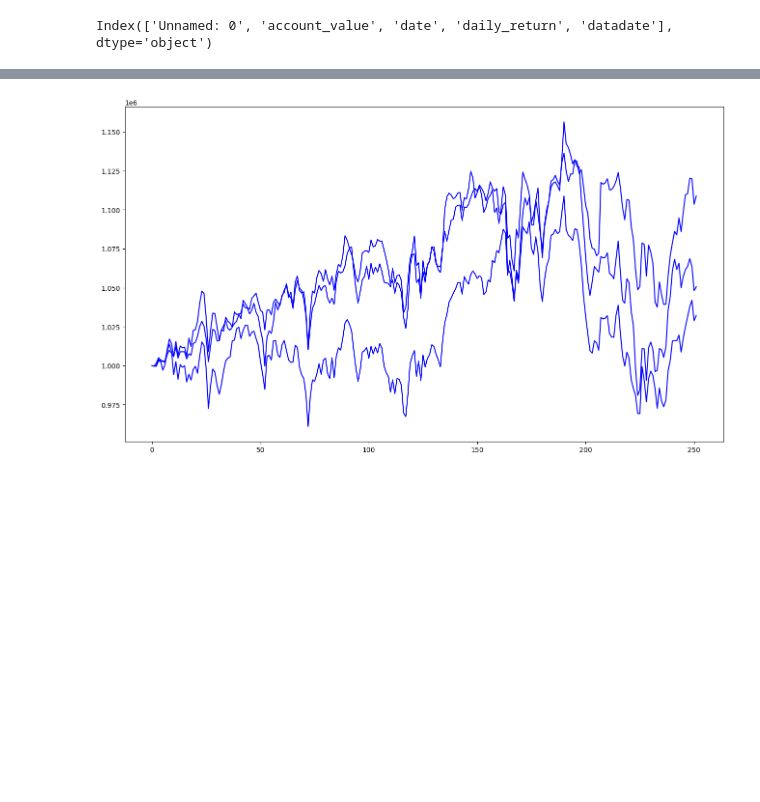
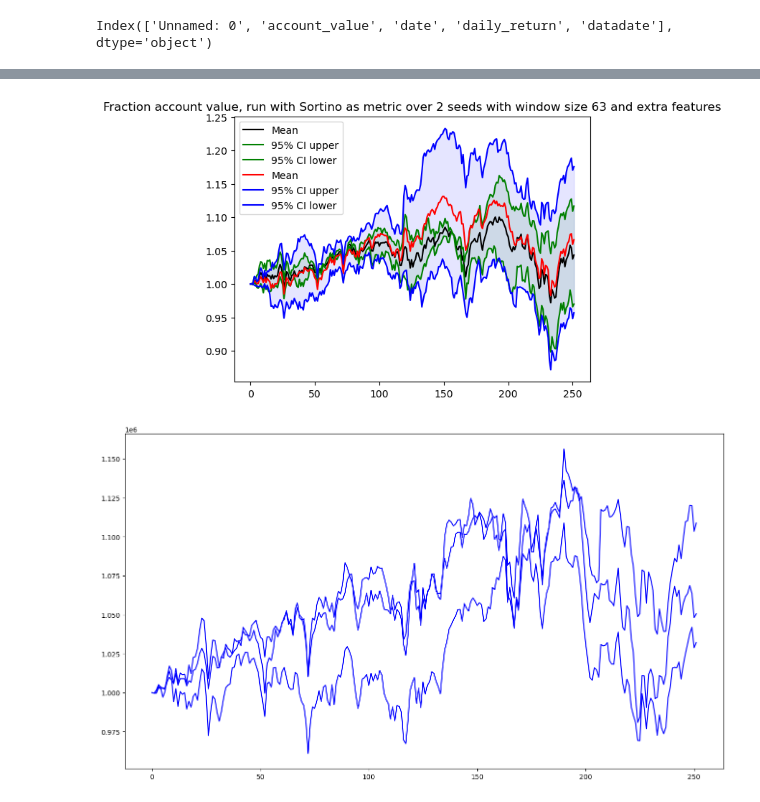
Before and after one commit to gursingh200/FinRL, a Jupyter notebook: tutorials/2-Advance/plot_saved_results.ipynb, the cells around one changed output, grey strips where cells are left out. Cells and saved outputs as stored; diff of their text form; code cells hidden in the pictures; blank space fills up the shorter version.

```diff
--- a/tutorials/2-Advance/plot_saved_results.ipynb
+++ b/tutorials/2-Advance/plot_saved_results.ipynb
@@ -205,19 +206,19 @@ Text(0.5, 1.0, 'Fraction account value, run with Sharpe as metric over 3 seeds w
 # %%
-def plot_multiple_seeds(df_array, window = 10):
-    dfs = []
-    for df in df_array:
-        dfs.append(df.account_value)
-    df_all = pd.concat(dfs, ignore_index=True)
-    # compute rolling means and confident intervals
-    mean_val = df_all.rolling(window).mean()
-    std_val = df_all.rolling(window).std()
-    min_val = mean_val - 2*std_val
-    max_val = mean_val + 2*std_val
+# def plot_multiple_seeds(df_array, window = 10):
+#     dfs = []
+#     for df in df_array:
+#         dfs.append(df.account_value)
+#     df_all = pd.concat(dfs, ignore_index=True)
+#     # compute rolling means and confident intervals
+#     mean_val = df_all.rolling(window).mean()
+#     std_val = df_all.rolling(window).std()
+#     min_val = mean_val - 2*std_val
+#     max_val = mean_val + 2*std_val
 
-    plt.figure(figsize=(16,9))
-    for df in dfs:
-        plt.plot(df, c='blue')
+#     plt.figure(figsize=(16,9))
+#     for df in dfs:
+#         plt.plot(df, c='blue')
 
-    # plt.plot(mean_val, c='r')
+#     # plt.plot(mean_val, c='r')
     # plt.fill_between(df_all.min_val, max_val, color='blue', alpha=.2)
-    plt.show()
+    # plt.show()
@@ -223,0 +292,17 @@ def plot_multiple_seeds(df_array, window = 10):
+# %%
+df1 = pd.read_csv("{}/Sortino_63_63_True_0.csv".format(result_path))
+df2 = pd.read_csv("{}/Sortino_63_63_True_1.csv".format(result_path))
+
+df3 = pd.read_csv("{}/Sortino_63_63_False_0.csv".format(result_path))
+df4 = pd.read_csv("{}/Sortino_63_63_False_1.csv".format(result_path))
+
+# df3 = pd.read_csv("{}/Sortino_21_21_False_0.csv".format(result_path))
+
+plot_multiple_seeds([df1,df2],[0,1],color1 = 'black',color2 ='green')
+plot_multiple_seeds([df3,df4],[0,1],color1 = 'red',color2 ='blue')
+
+# plt.plot(df1['account_value'],'b')
+# plt.plot(df2['account_value'],'y')
+# plt.plot(df3['account_value'],'r')
+# %% [output]
+[figure, added]
```
Also changed, not shown: parts of 9 cells of this notebook, 11 other files.
